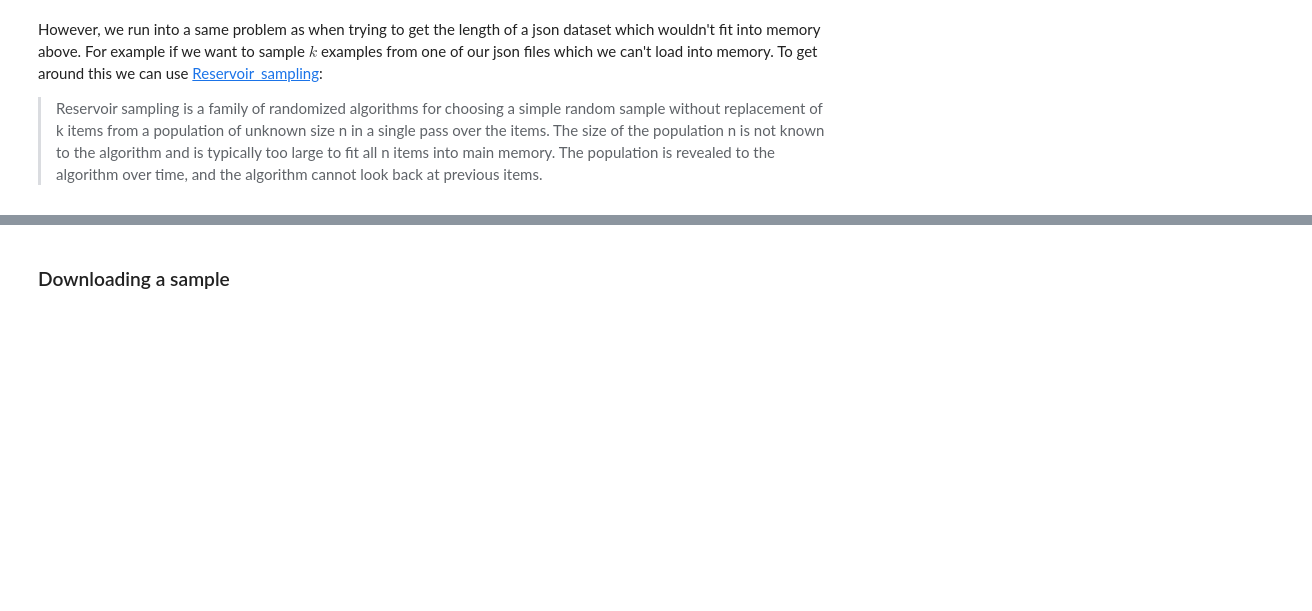
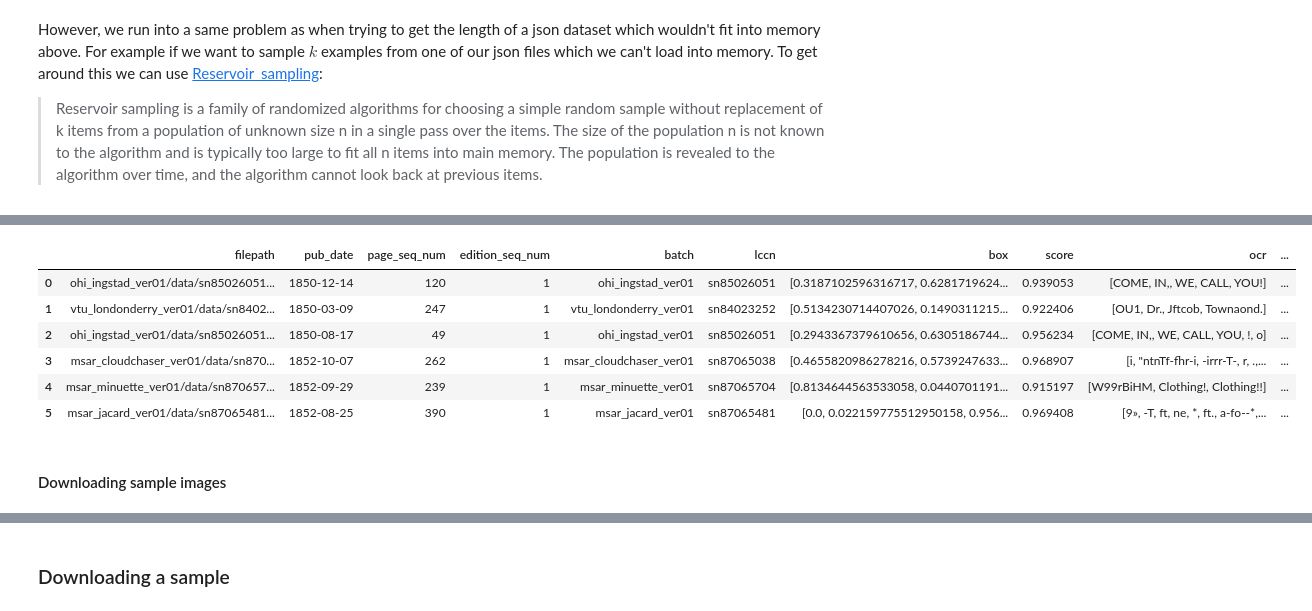
Before and after one commit to Living-with-machines/nnanno, a Jupyter notebook: nbs/01_sample.ipynb, the cells around one changed output, grey strips where cells are left out. Saved outputs shown, nothing was run; the diff lists cells and outputs as text; code cells hidden in the pictures; blank space fills up the shorter version.

```diff
--- a/nbs/01_sample.ipynb
+++ b/nbs/01_sample.ipynb
@@ -327,9 +343,7 @@ def reduce_df_memory(df):
 # %%
 #export
 class nnSampler:
-    """
-    Sampler for creating samples from Newspaper Navigator data
-    """
+    """Sampler for creating samples from Newspaper Navigator data"""
     population = pd.read_csv(pkg_resources.resource_stream('nnanno', 'data/all_year_counts.csv'), index_col=0)
 
     def __repr__(self):
@@ -416,3 +469,16 @@ def create_sample(self,
+# %%
+sampler= nnSampler()
+sampler.create_sample(5,step=2,end_year=1852, year_sample=False)
+# %% [output]
+|  | filepath | pub_date | page_seq_num | edition_seq_num | batch | lccn | box | score | ocr | ... |
+| 0 | ohi_ingstad_ver01/data/sn85026051... | 1850-12-14 | 120 | 1 | ohi_ingstad_ver01 | sn85026051 | [0.3187102596316717, 0.6281719624... | 0.939053 | [COME, IN,, WE, CALL, YOU!] | ... |
+| 1 | vtu_londonderry_ver01/data/sn8402... | 1850-03-09 | 247 | 1 | vtu_londonderry_ver01 | sn84023252 | [0.5134230714407026, 0.1490311215... | 0.922406 | [OU1, Dr., Jftcob, Townaond.] | ... |
+| 2 | ohi_ingstad_ver01/data/sn85026051... | 1850-08-17 | 49 | 1 | ohi_ingstad_ver01 | sn85026051 | [0.2943367379610656, 0.6305186744... | 0.956234 | [COME, IN,, WE, CALL, YOU, !, o] | ... |
+| 3 | msar_cloudchaser_ver01/data/sn870... | 1852-10-07 | 262 | 1 | msar_cloudchaser_ver01 | sn87065038 | [0.4655820986278216, 0.5739247633... | 0.968907 | [i, "ntnTf-fhr-i, -irrr-T-, r, .,... | ... |
+| 4 | msar_minuette_ver01/data/sn870657... | 1852-09-29 | 239 | 1 | msar_minuette_ver01 | sn87065704 | [0.8134644563533058, 0.0440701191... | 0.915197 | [W99rBiHM, Clothing!, Clothing!!] | ... |
+| 5 | msar_jacard_ver01/data/sn87065481... | 1852-08-25 | 390 | 1 | msar_jacard_ver01 | sn87065481 | [0.0, 0.022159775512950158, 0.956... | 0.969408 | [9», -T, ft, ne, *, ft., a-fo--*,... | ... |
+# %% [markdown]
+#### Downloading sample images
 # %%
 #export
 @patch_to(nnSampler)
```
Also changed, not shown: parts of 20 cells of this notebook, 3 other files.
